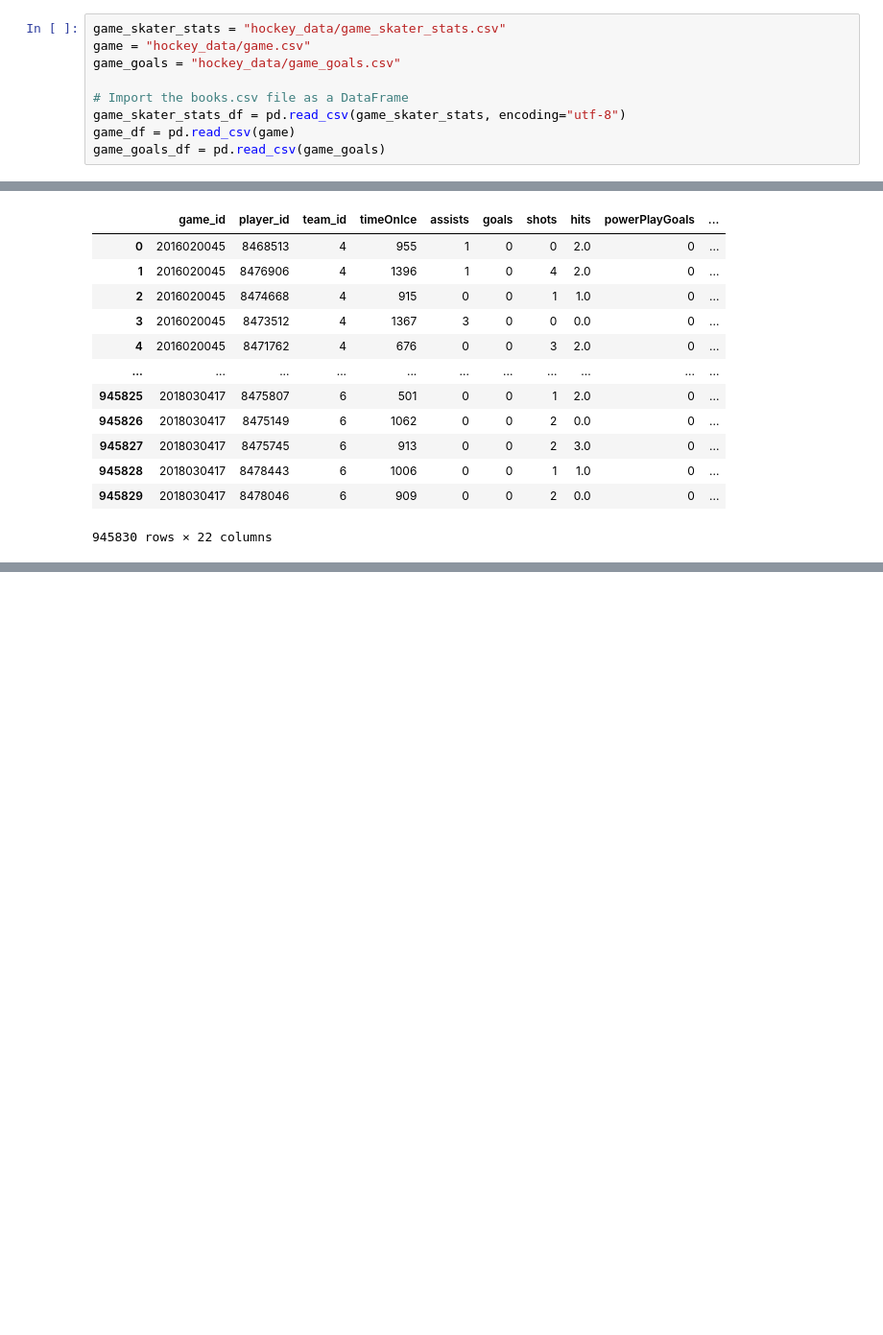
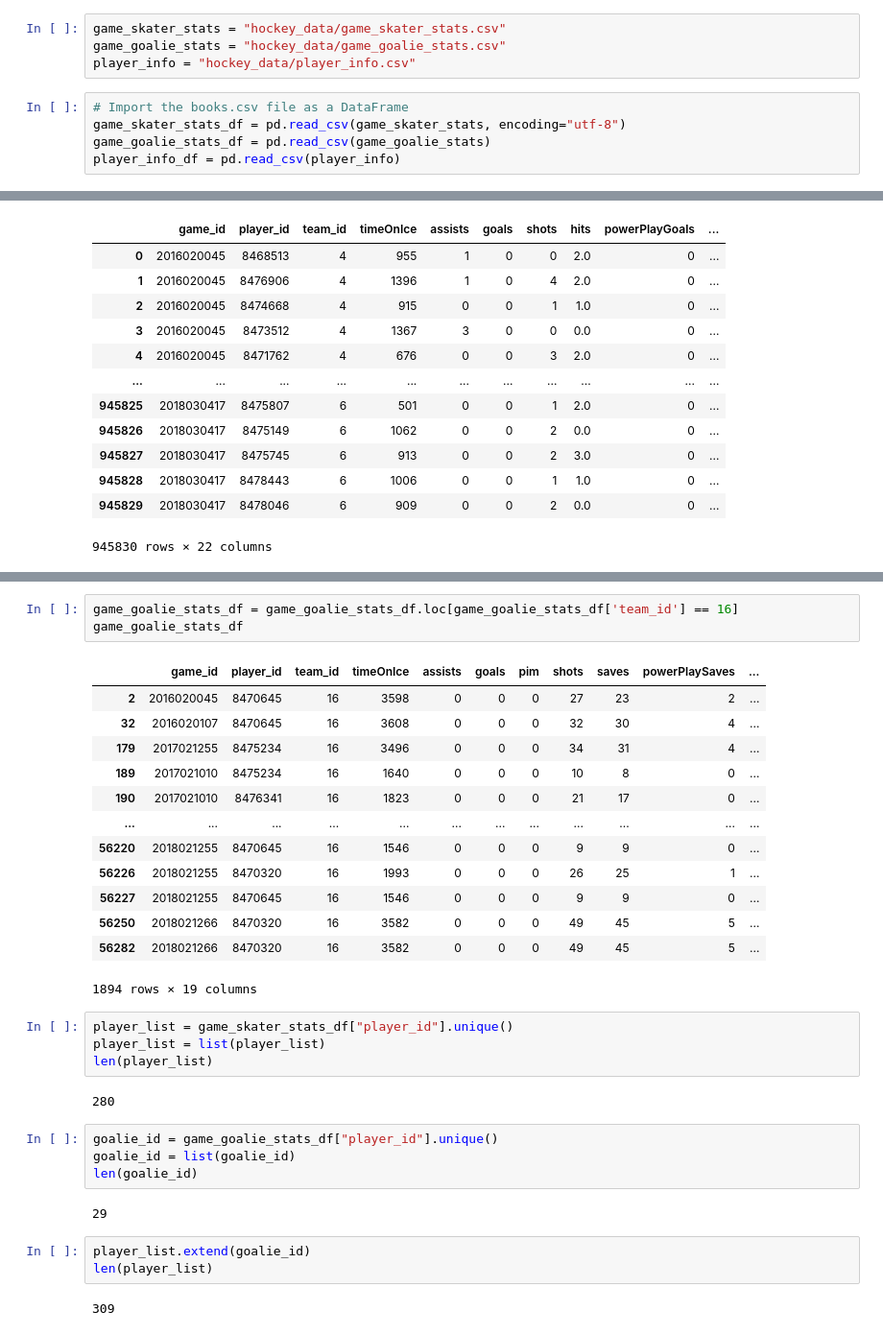
Before and after one commit to BrianMcLane/Project_Hockey, a Jupyter notebook: data_cleaning.ipynb, the cells around one changed output, grey strips where cells are left out. Shown at 96% size. Drawn from its saved outputs; the diff is of its cells as text; blank space fills up the shorter version.

```diff
--- a/data_cleaning.ipynb
+++ b/data_cleaning.ipynb
@@ -3,12 +4,12 @@ import pandas as pd
+# %%
+game_skater_stats = "hockey_data/game_skater_stats.csv"
+game_goalie_stats = "hockey_data/game_goalie_stats.csv"
+player_info = "hockey_data/player_info.csv"
 # %%
-game_skater_stats = "hockey_data/game_skater_stats.csv"
-game = "hockey_data/game.csv"
-game_goals = "hockey_data/game_goals.csv"
-
 # Import the books.csv file as a DataFrame
 game_skater_stats_df = pd.read_csv(game_skater_stats, encoding="utf-8")
-game_df = pd.read_csv(game)
-game_goals_df = pd.read_csv(game_goals)
+game_goalie_stats_df = pd.read_csv(game_goalie_stats)
+player_info_df = pd.read_csv(player_info)
 # %%
 game_skater_stats_df
 # %% [output]
@@ -59,0 +98,34 @@ game_goals_df.dropna()
+# %%
+game_goalie_stats_df = game_goalie_stats_df.loc[game_goalie_stats_df['team_id'] == 16]
+game_goalie_stats_df
+# %% [output]
+|  | game_id | player_id | team_id | timeOnIce | assists | goals | pim | shots | saves | powerPlaySaves | ... |
+| 2 | 2016020045 | 8470645 | 16 | 3598 | 0 | 0 | 0 | 27 | 23 | 2 | ... |
+| 32 | 2016020107 | 8470645 | 16 | 3608 | 0 | 0 | 0 | 32 | 30 | 4 | ... |
+| 179 | 2017021255 | 8475234 | 16 | 3496 | 0 | 0 | 0 | 34 | 31 | 4 | ... |
+| 189 | 2017021010 | 8475234 | 16 | 1640 | 0 | 0 | 0 | 10 | 8 | 0 | ... |
+| 190 | 2017021010 | 8476341 | 16 | 1823 | 0 | 0 | 0 | 21 | 17 | 0 | ... |
+| ... | ... | ... | ... | ... | ... | ... | ... | ... | ... | ... | ... |
+| 56220 | 2018021255 | 8470645 | 16 | 1546 | 0 | 0 | 0 | 9 | 9 | 0 | ... |
+| 56226 | 2018021255 | 8470320 | 16 | 1993 | 0 | 0 | 0 | 26 | 25 | 1 | ... |
+| 56227 | 2018021255 | 8470645 | 16 | 1546 | 0 | 0 | 0 | 9 | 9 | 0 | ... |
+| 56250 | 2018021266 | 8470320 | 16 | 3582 | 0 | 0 | 0 | 49 | 45 | 5 | ... |
+| 56282 | 2018021266 | 8470320 | 16 | 3582 | 0 | 0 | 0 | 49 | 45 | 5 | ... |
+1894 rows × 19 columns
+# %%
+player_list = game_skater_stats_df["player_id"].unique()
+player_list = list(player_list)
+len(player_list)
+# %% [output]
+280
+# %%
+goalie_id = game_goalie_stats_df["player_id"].unique()
+goalie_id = list(goalie_id)
+len(goalie_id)
+# %% [output]
+29
+# %%
+player_list.extend(goalie_id)
+len(player_list)
+# %% [output]
+309
```
Also changed, not shown: parts of 7 cells of this notebook.
